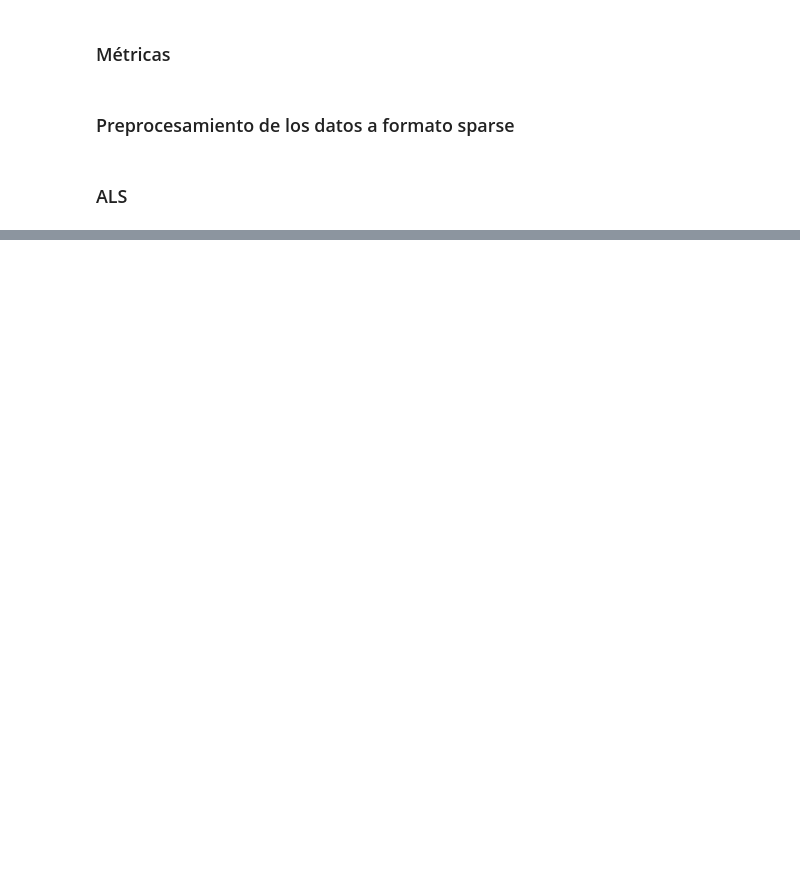
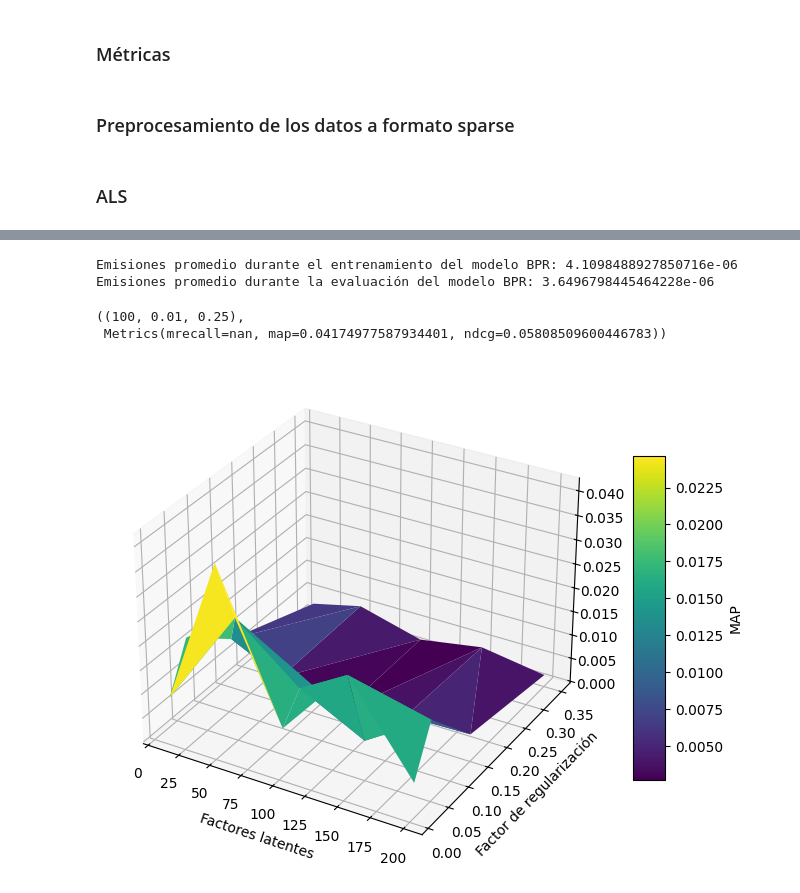
Before and after one commit to davidlealo/tarea_1_sisrec_2026, a Jupyter notebook: T1_SysRec.ipynb, the cells around one changed output, grey strips where cells are left out. Saved outputs shown, nothing was run; the diff lists cells and outputs as text; code cells hidden in the pictures; blank space fills up the shorter version.

```diff
--- a/T1_SysRec.ipynb
+++ b/T1_SysRec.ipynb
@@ -243,0 +466,36 @@ ndcg: 0.08425422685093316
+# %%
+# Learning rate
+lrs = [0.01, 0.05, 0.25]
+
+bpr_perf = {}
+bpr_train_em = []
+bpr_eval_em = []
+
+# Entrenamos el modelo con optimización BPR para cada combinación de parametros
+for factor, reg, lr in itertools.product(factors, regs, lrs):
+    # Medimos las emisiones de carbon que ocurren tras entrenar el modelo para combinación de parametros
+    train_tracker = EmissionsTracker()
+    train_tracker.start()
+
+    model_bpr = implicit.bpr.BayesianPersonalizedRanking(
+        factors=factor,
+        regularization=reg,
+        learning_rate=lr,
+        iterations=40,
+        use_gpu=False,
+    )
+    model_bpr.fit(user_item_matrix)
+
+    train_emissions = train_tracker.stop()
+    bpr_train_em.append(train_emissions)
+
+    # Evaluamos el modelo con k=10 y medimos las emisiones
+    eval_tracker = EmissionsTracker()
+    eval_tracker.start()
+
+    mean_recall, mean_ap, mean_ndcg = evaluate_model(model_bpr, 10)
+
+    eval_emissions = eval_tracker.stop()
+    bpr_eval_em.append(eval_emissions)
+
+    bpr_perf[(factor, reg, lr)] = Metrics(mean_recall, mean_ap, mean_ndcg)
@@ -243,0 +708,22 @@ ndcg: 0.08425422685093316
+# %%
+print(f"Emisiones promedio durante el entrenamiento del modelo BPR: {np.mean(bpr_train_em)}")
+print(f"Emisiones promedio durante la evaluación del modelo BPR: {np.mean(bpr_eval_em)}")
+# %% [output]
+Emisiones promedio durante el entrenamiento del modelo BPR: 4.1098488927850716e-06
+Emisiones promedio durante la evaluación del modelo BPR: 3.6496798445464228e-06
+# %%
+# Mejor combinación de parametros segun MAP
+sorted(bpr_perf.items(), key=lambda item: item[1].map, reverse=True)[0]
+# %% [output]
+((100, 0.01, 0.25),
+ Metrics(mrecall=nan, map=0.04174977587934401, ndcg=0.05808509600446783))
+# %%
+fig, ax = plt.subplots(subplot_kw={"projection": "3d"}, figsize=(8, 7))
+# Gráfico para evolución del MAP de acuerdo a cambios en los factores latentes y factor de regularizaci[ón]
+surf = ax.plot_trisurf([p[0] for p in bpr_perf.keys()], [p[1] for p in bpr_perf.keys()], [m.map for m in bpr_perf.values()], cmap="viridis")
+fig.colorbar(surf, shrink=0.6, aspect=10, label="MAP")
+ax.set_xlabel("Factores latentes")
+ax.set_ylabel("Factor de regularización")
+plt.show()
+# %% [output]
+[figure, added]
```
Also changed, not shown: parts of 22 cells of this notebook.
